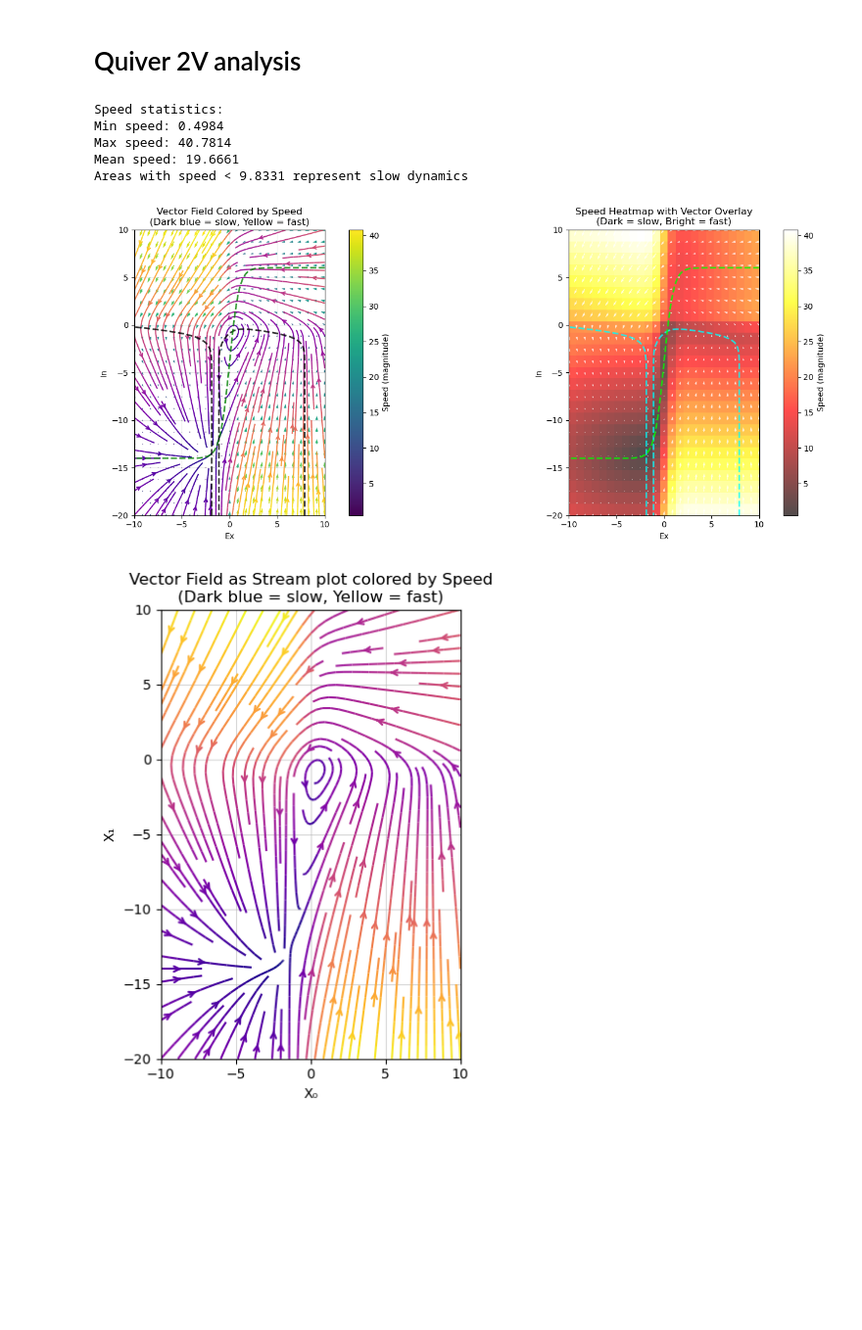
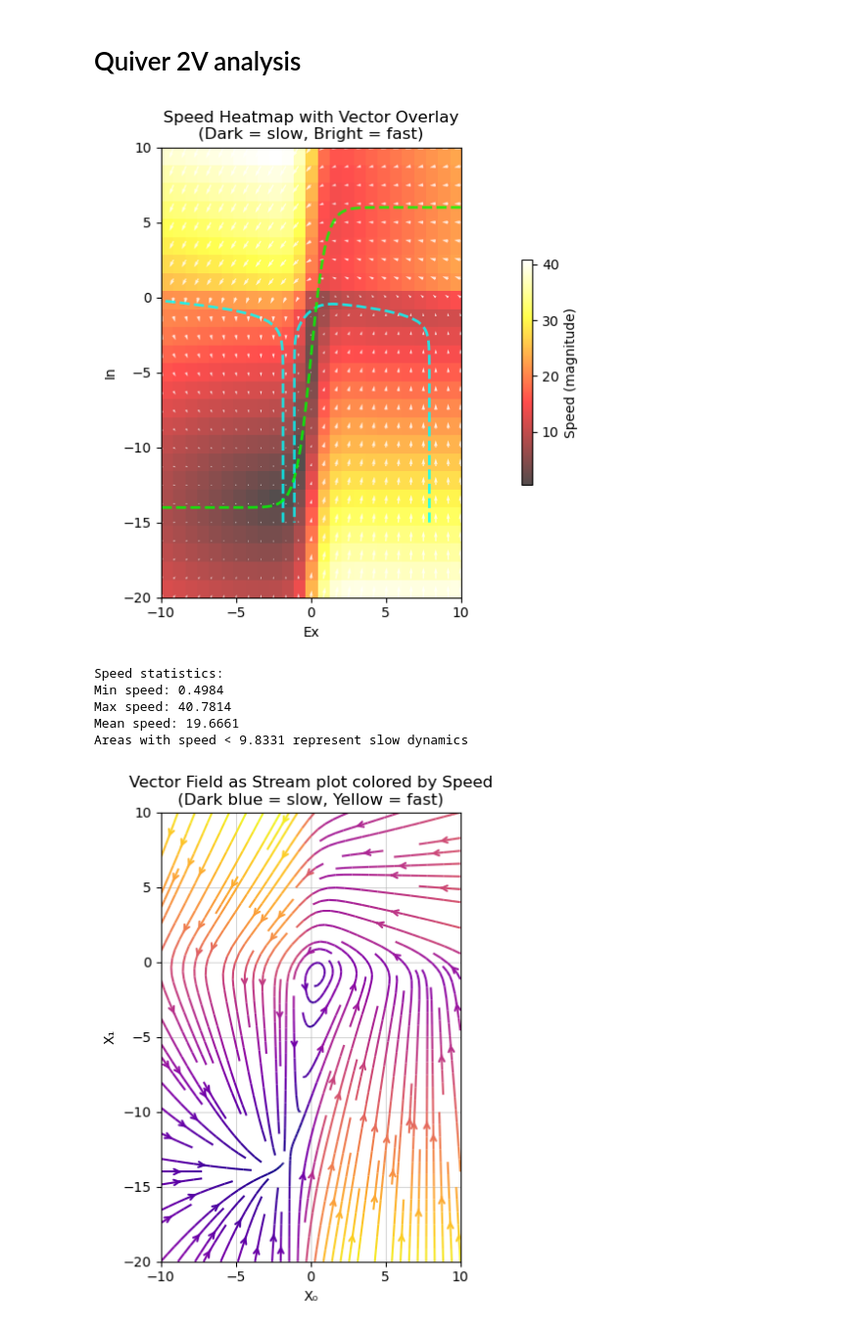
Before and after one commit to baierx/Dynamical_Systems_2025, a Jupyter notebook: Day_2/B_Neural_Population_Dynamics/population_2V_analysis.ipynb, the cells around one changed output. Shown at 98% size. Cells and saved outputs as stored; diff of their text form; code cells hidden in the pictures; blank space fills up the shorter version.

```diff
--- a/Day_2/B_Neural_Population_Dynamics/population_2V_analysis.ipynb
+++ b/Day_2/B_Neural_Population_Dynamics/population_2V_analysis.ipynb
@@ -9,7 +80,7 @@ def dX_dt(X):
     """ Return the rates at all positions. """
     h_ex, h_in, tau_ex, tau_in, c2, c4, c_EE, c_EI = (-7.1, -4., 1, 1.5, 10, 0, 5, 10)  # SNIC
 
-    return array([ (h_ex - X[0] - c2*tanh(X[1]) + c_EE*tanh(X[0]))*tau_ex,
+    return np.array([ (h_ex - X[0] - c2*tanh(X[1]) + c_EE*tanh(X[0]))*tau_ex,
                    (h_in - X[1] - c4*tanh(X[1]) + c_EI*tanh(X[0]))*tau_in
                  ])
 
@@ -30,87 +101,64 @@ for i in range(X.shape[0]):
         DY[i,j] = dX[1]
         magnitudes[i,j] = np.sqrt(dX[0]**2 + dX[1]**2)  # Calculate magnitude
 
-# Create plot
-fig, (ax1, ax2) = plt.subplots(1, 2, figsize=(16, 6))
-
-# Plot 1: Colored arrows by magnitude
-q1 = ax1.quiver(X, Y, DX, DY, magnitudes,
-               cmap='viridis',
-               angles='xy',
-               scale_units='xy',
-               scale=50,
-               width=0.005)
-
-# Add colorbar for magnitudes
-cbar1 = plt.colorbar(q1, ax=ax1)
-cbar1.set_label('Speed (magnitude)')
-
-# Plot streamlines with color mapping to magnitude
-strm = ax1.streamplot(X, Y, DX, DY, color=magnitudes, cmap='plasma',
-                     linewidth=1.5, density=1.2, arrowstyle='->')
-
 # Add nullclines
 x_nc = np.linspace(-10, 10, 100)
-y_nc = np.linspace(-20, 10, 100)
+y_nc = np.linspace(-15, 10, 100)
 X_nc, Y_nc = np.meshgrid(x_nc, y_nc)
 
+# dx/dt = 0 nullcline
 dX_null = np.zeros_like(X_nc)
-dY_null = np.zeros_like(Y_nc)
 for i in range(X_nc.shape[0]):
     for j in range(X_nc.shape[1]):
-        dX_val = dX_dt([X_nc[i,j], Y_nc[i,j]])
-        dX_null[i,j] = dX_val[0]
-        dY_null[i,j] = dX_val[1]
+        dX_null[i,j] = dX_dt([X_nc[i,j], Y_nc[i,j]])[0]
 
-ax1.contour(X_nc, Y_nc, dX_null, levels=[0], colors='black', linewidths=2, linestyles='--', alpha=0.8)
-ax1.contour(X_nc, Y_nc, dY_null, levels=[0], colors='green', linewidths=2, linestyles='--', alpha=0.8)
+# dy/dt = 0 nullcline
+dY_null = np.zeros_like(Y_nc)
+for i in range(Y_nc.shape[0]):
+    for j in range(Y_nc.shape[1]):
+        dY_null[i,j] = dX_dt([X_nc[i,j], Y_nc[i,j]])[1]
 
-ax1.set_xlabel('Ex')
-ax1.set_ylabel('In')
-ax1.set_title('Vector Field Colored by Speed\n(Dark blue = slow, Yellow = fast)')
-ax1.set_xlim([-10, 10])
-ax1.set_ylim([-20, 10])
-ax1.grid(True, alpha=0.3)
-ax1.set_aspect('equal')
+# Create plot
+fig, ax1 = plt.subplots(figsize=(16, 6))
 
-# Plot 2: Just the magnitude as a heatmap with arrows
-im = ax2.imshow(magnitudes, extent=[-10, 10, -20, 10],
+# The magnitude as a heatmap with arrows
+im = ax1.imshow(magnitudes, extent=[-10, 10, -20, 10],
                origin='lower', cmap='hot', alpha=0.7)
-q2 = ax2.quiver(X, Y, DX, DY, color='white',
+q1 = ax1.quiver(X, Y, DX, DY, color='white',
                angles='xy', scale_units='xy', scale=50,
                width=0.004, alpha=0.8)
 
 # Add colorbar for heatmap
-cbar2 = plt.colorbar(im, ax=ax2)
-cbar2.set_label('Speed (magnitude)')
+cbar1 = plt.colorbar(im, ax=ax1, shrink=0.5)
+cbar1.set_label('Speed (magnitude)')
 
 # Add nullclines to second plot
-ax2.contour(X_nc, Y_nc, dX_null, levels=[0], colors='cyan', linewidths=2, linestyles='--', alpha=0.8)
-ax2.contour(X_nc, Y_nc, dY_null, levels=[0], colors='lime', linewidths=2, linestyles='--', alpha=0.8)
+ax1.contour(X_nc, Y_nc, dX_null, levels=[0], colors='cyan', linewidths=2, linestyles='--', alpha=0.8)
+ax1.contour(X_nc, Y_nc, dY_null, levels=[0], colors='lime', linewidths=2, linestyles='--', alpha=0.8)
 
-ax2.set_xlabel('Ex')
-ax2.set_ylabel('In')
-ax2.set_title('Speed Heatmap with Vector Overlay\n(Dark = slow, Bright = fast)')
-ax2.set_xlim([-10, 10])
-ax2.set_ylim([-20, 10])
-ax2.set_aspect('equal')
+ax1.set_xlabel('Ex')
+ax1.set_ylabel('In')
+ax1.set_title('Speed Heatmap with Vector Overlay\n(Dark = slow, Bright = fast)')
+ax1.set_xlim([-10, 10])
+ax1.set_ylim([-20, 10])
+ax1.set_aspect('equal')
 
-plt.tight_layout()
-# plt.show()
+# plt.tight_layout()
+plt.show()
 
 # Print some statistics about the speeds
 print(f"Speed statistics:")
 print(f"Min speed: {magnitudes.min():.4f}")
 print(f"Max speed: {magnitudes.max():.4f}")
 print(f"Mean speed: {magnitudes.mean():.4f}")
 print(f"Areas with speed < {magnitudes.mean()/2:.4f} represent slow dynamics")
 # %% [output]
+[figure, new version]
 Speed statistics:
 Min speed: 0.4984
 Max speed: 40.7814
 Mean speed: 19.6661
 Areas with speed < 9.8331 represent slow dynamics
-[figure, old version]
 # %%
 def dX_dt(X):
     """ Return the rates at all positions. """
```
Also changed, not shown: parts of 6 cells of this notebook, 21 other files.
